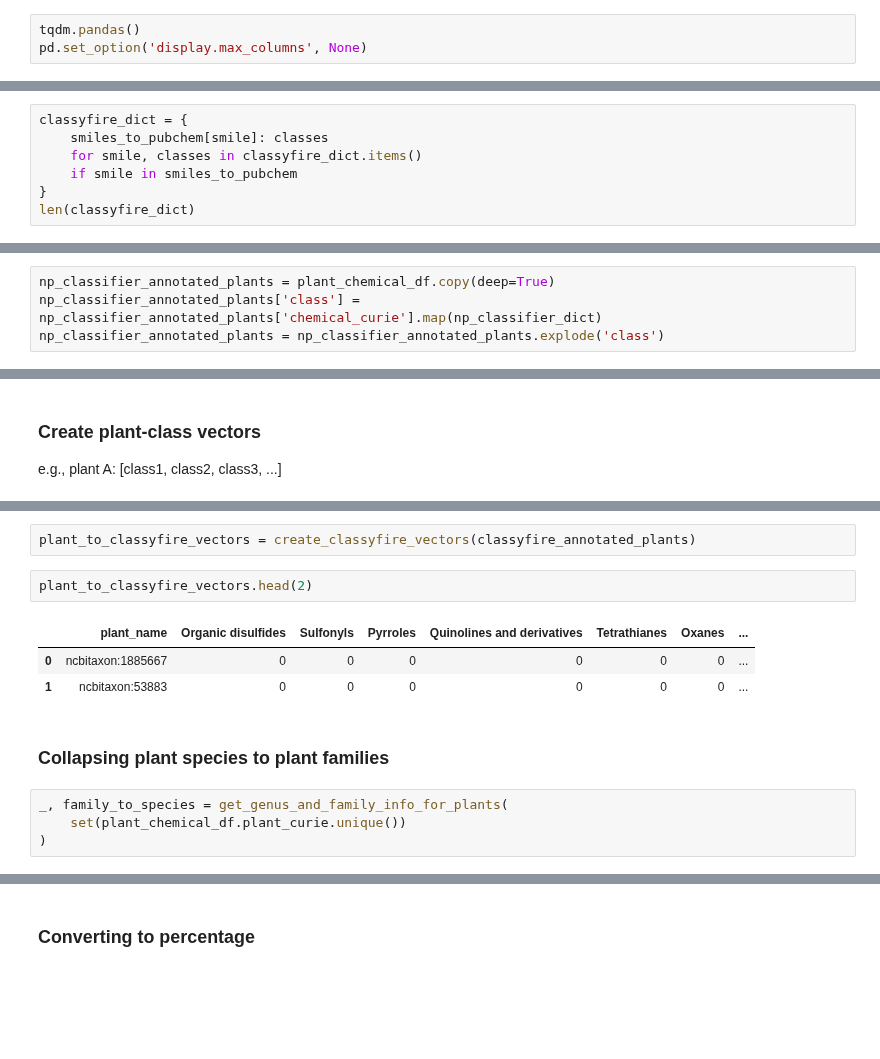
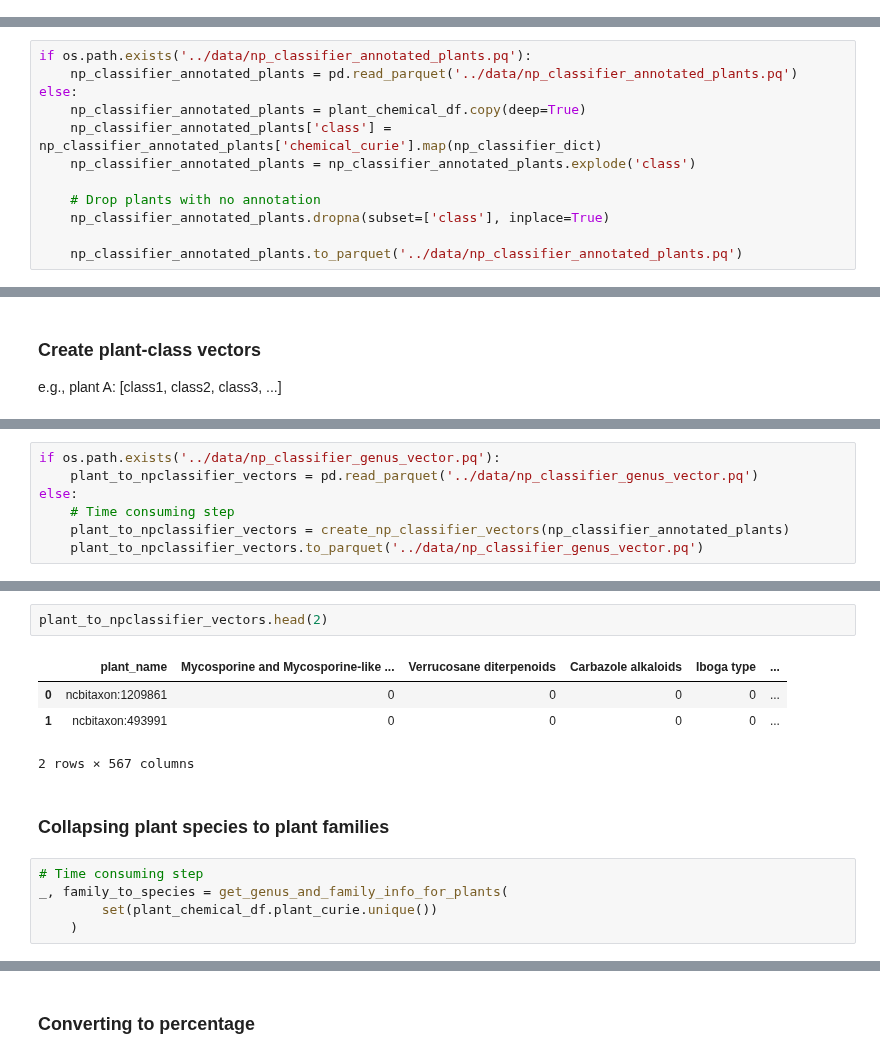
Before and after one commit to enveda/plant-chemical-space, a Jupyter notebook: notebooks/3_chemical_classes_medicinal_vs_non_medicinal_plants.ipynb, the cells around one changed output, grey strips where cells are left out. Cells and saved outputs as stored; diff of their text form; blank space fills up the shorter version.

```diff
--- a/notebooks/3_chemical_classes_medicinal_vs_non_medicinal_plants.ipynb
+++ b/notebooks/3_chemical_classes_medicinal_vs_non_medicinal_plants.ipynb
@@ -29,3 +25,0 @@ mpl.rcParams['figure.dpi'] = 360
-# %%
-tqdm.pandas()
-pd.set_option('display.max_columns', None)
@@ -144,10 +125,3 @@ smiles_to_pubchem = {
     smiles: pubchem
     for pubchem, smiles in pubchem_to_smiles.items()
 }
-# %%
-classyfire_dict = {
-    smiles_to_pubchem[smile]: classes
-    for smile, classes in classyfire_dict.items()
-    if smile in smiles_to_pubchem
-}
-len(classyfire_dict)
@@ -203,4 +140,12 @@ Name: class, Length: 82, dtype: int64
 # %%
-np_classifier_annotated_plants = plant_chemical_df.copy(deep=True)
-np_classifier_annotated_plants['class'] = np_classifier_annotated_plants['chemical_curie'].map(np_classifier_dict)
-np_classifier_annotated_plants = np_classifier_annotated_plants.explode('class')
+if os.path.exists('../data/np_classifier_annotated_plants.pq'):
+    np_classifier_annotated_plants = pd.read_parquet('../data/np_classifier_annotated_plants.pq')
+else:
+    np_classifier_annotated_plants = plant_chemical_df.copy(deep=True)
+    np_classifier_annotated_plants['class'] = np_classifier_annotated_plants['chemical_curie'].map(np_classifier_dict)
+    np_classifier_annotated_plants = np_classifier_annotated_plants.explode('class')
+
+    # Drop plants with no annotation
+    np_classifier_annotated_plants.dropna(subset=['class'], inplace=True)
+
+    np_classifier_annotated_plants.to_parquet('../data/np_classifier_annotated_plants.pq')
@@ -287,3 +162,10 @@ plant_to_npclassifier_vectors = create_np_classifier_vectors(np_classifier_annot
+# %%
+if os.path.exists('../data/np_classifier_genus_vector.pq'):
+    plant_to_npclassifier_vectors = pd.read_parquet('../data/np_classifier_genus_vector.pq')
+else:
+    # Time consuming step
+    plant_to_npclassifier_vectors = create_np_classifier_vectors(np_classifier_annotated_plants)
+    plant_to_npclassifier_vectors.to_parquet('../data/np_classifier_genus_vector.pq')
 # %%
 plant_to_npclassifier_vectors.head(2)
 # %% [output]
@@ -293,14 +176,14 @@ plant_to_npclassifier_vectors.head(2)
-# %%
-plant_to_classyfire_vectors = create_classyfire_vectors(classyfire_annotated_plants)
 # %%
-plant_to_classyfire_vectors.head(2)
+plant_to_npclassifier_vectors.head(2)
 # %% [output]
-|  | plant_name | Organic disulfides | Sulfonyls | Pyrroles | Quinolines and derivatives | Tetrathianes | Oxanes | ... |
-| 0 | ncbitaxon:1885667 | 0 | 0 | 0 | 0 | 0 | 0 | ... |
-| 1 | ncbitaxon:53883 | 0 | 0 | 0 | 0 | 0 | 0 | ... |
+|  | plant_name | Mycosporine and Mycosporine-like ... | Verrucosane diterpenoids | Carbazole alkaloids | Iboga type | ... |
+| 0 | ncbitaxon:1209861 | 0 | 0 | 0 | 0 | ... |
+| 1 | ncbitaxon:493991 | 0 | 0 | 0 | 0 | ... |
+2 rows × 567 columns
 # %% [markdown]
 ### Collapsing plant species to plant families
 # %%
+# Time consuming step
 _, family_to_species = get_genus_and_family_info_for_plants(
-    set(plant_chemical_df.plant_curie.unique())
-)
+        set(plant_chemical_df.plant_curie.unique())
+    )
```
Also changed, not shown: parts of 49 cells of this notebook.
